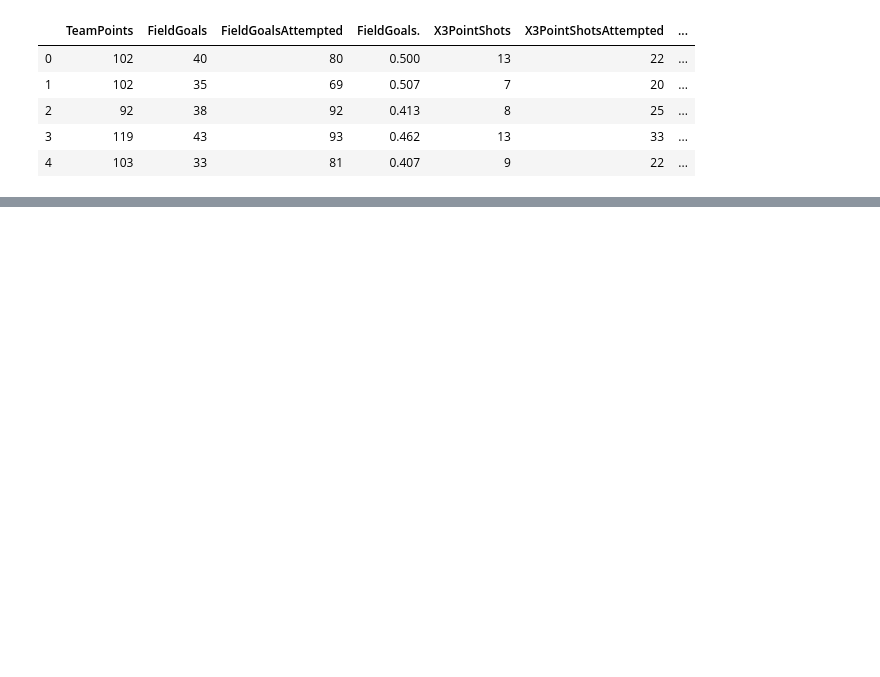
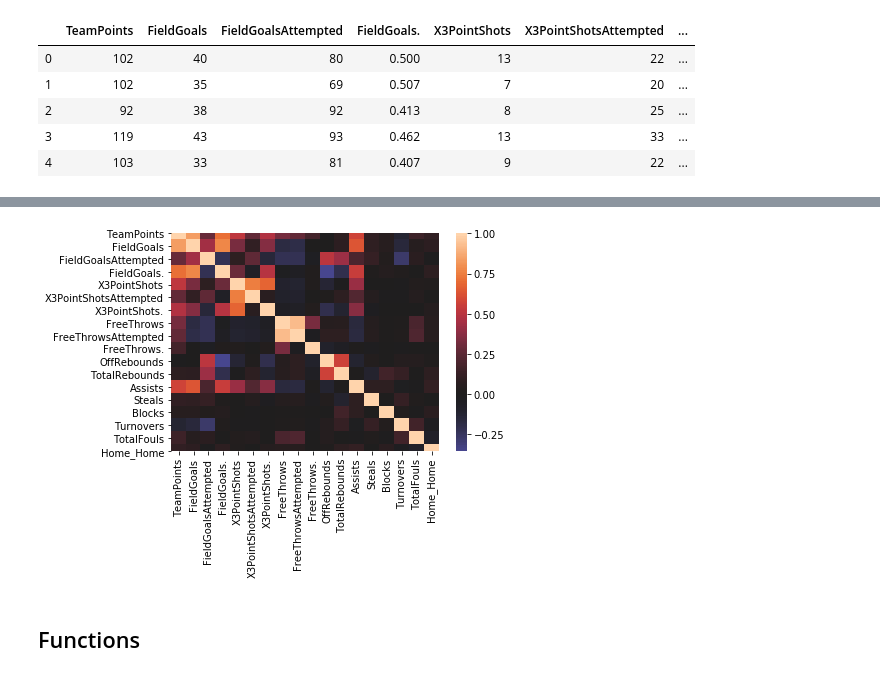
Before and after one commit to JackBurton11/NBAClassification, a Jupyter notebook: Project4.ipynb, the cells around one changed output, grey strips where cells are left out. Cells and saved outputs as stored; diff of their text form; code cells hidden in the pictures; blank space fills up the shorter version.

```diff
--- a/Project4.ipynb
+++ b/Project4.ipynb
@@ -220,0 +238,4 @@ array([[<matplotlib.axes._subplots.AxesSubplot object at 0x...>,
+# %%
+sns.heatmap(feat.corr(), center=0);
+# %% [output]
+[figure, added]
@@ -220,0 +249,2 @@ array([[<matplotlib.axes._subplots.AxesSubplot object at 0x...>,
+# %% [markdown]
+## Functions
```
Also changed, not shown: parts of 94 cells of this notebook, 1 other file.
